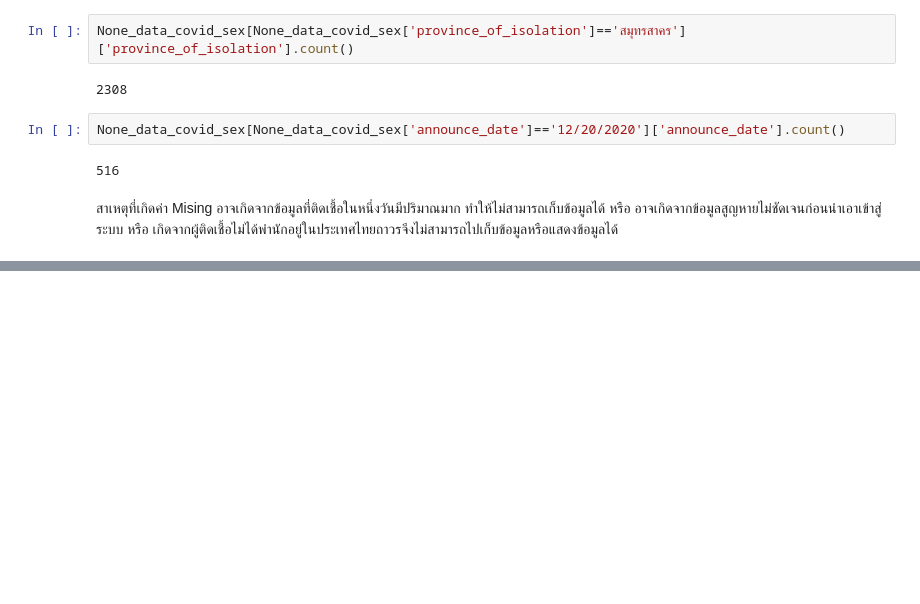
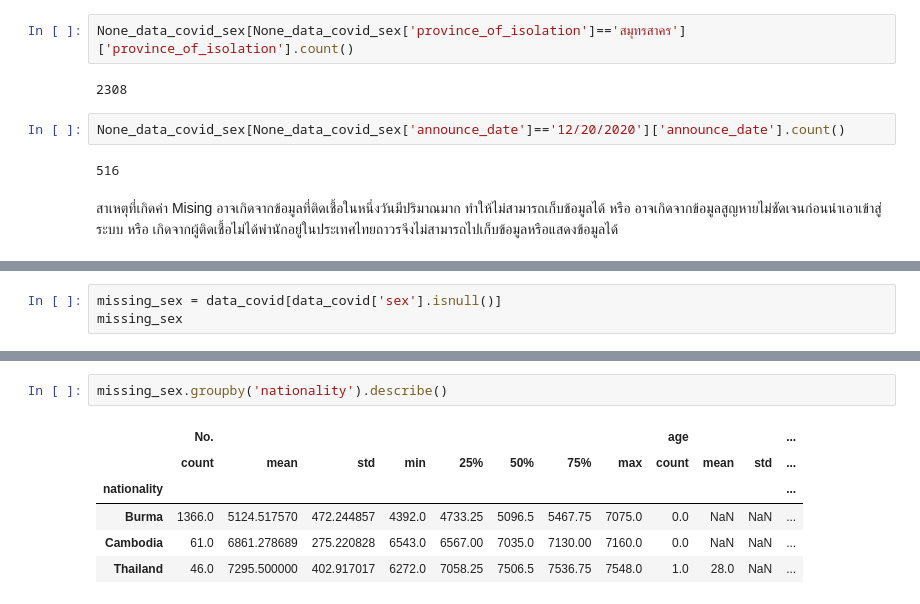
Before and after one commit to Toto17515/Data_viz, a Jupyter notebook: Pandas102.ipynb, the cells around one changed output, grey strips where cells are left out. Drawn from its saved outputs; the diff is of its cells as text; blank space fills up the shorter version.

```diff
--- a/Pandas102.ipynb
+++ b/Pandas102.ipynb
@@ -415,0 +561,3 @@ None_data_covid_sex[None_data_covid_sex['announce_date']=='12/20/2020']['announc
+# %%
+missing_sex = data_covid[data_covid['sex'].isnull()]
+missing_sex
@@ -415,0 +578,9 @@ None_data_covid_sex[None_data_covid_sex['announce_date']=='12/20/2020']['announc
+# %%
+missing_sex.groupby('nationality').describe()
+# %% [output]
+|  | No. |  |  |  |  |  |  |  | age |  |  | ... |
+|  | count | mean | std | min | 25% | 50% | 75% | max | count | mean | std | ... |
+| nationality |  |  |  |  |  |  |  |  |  |  |  | ... |
+| Burma | 1366.0 | 5124.517570 | 472.244857 | 4392.0 | 4733.25 | 5096.5 | 5467.75 | 7075.0 | 0.0 | NaN | NaN | ... |
+| Cambodia | 61.0 | 6861.278689 | 275.220828 | 6543.0 | 6567.00 | 7035.0 | 7130.00 | 7160.0 | 0.0 | NaN | NaN | ... |
+| Thailand | 46.0 | 7295.500000 | 402.917017 | 6272.0 | 7058.25 | 7506.5 | 7536.75 | 7548.0 | 1.0 | 28.0 | NaN | ... |
```
Also changed, not shown: parts of 20 cells of this notebook.
